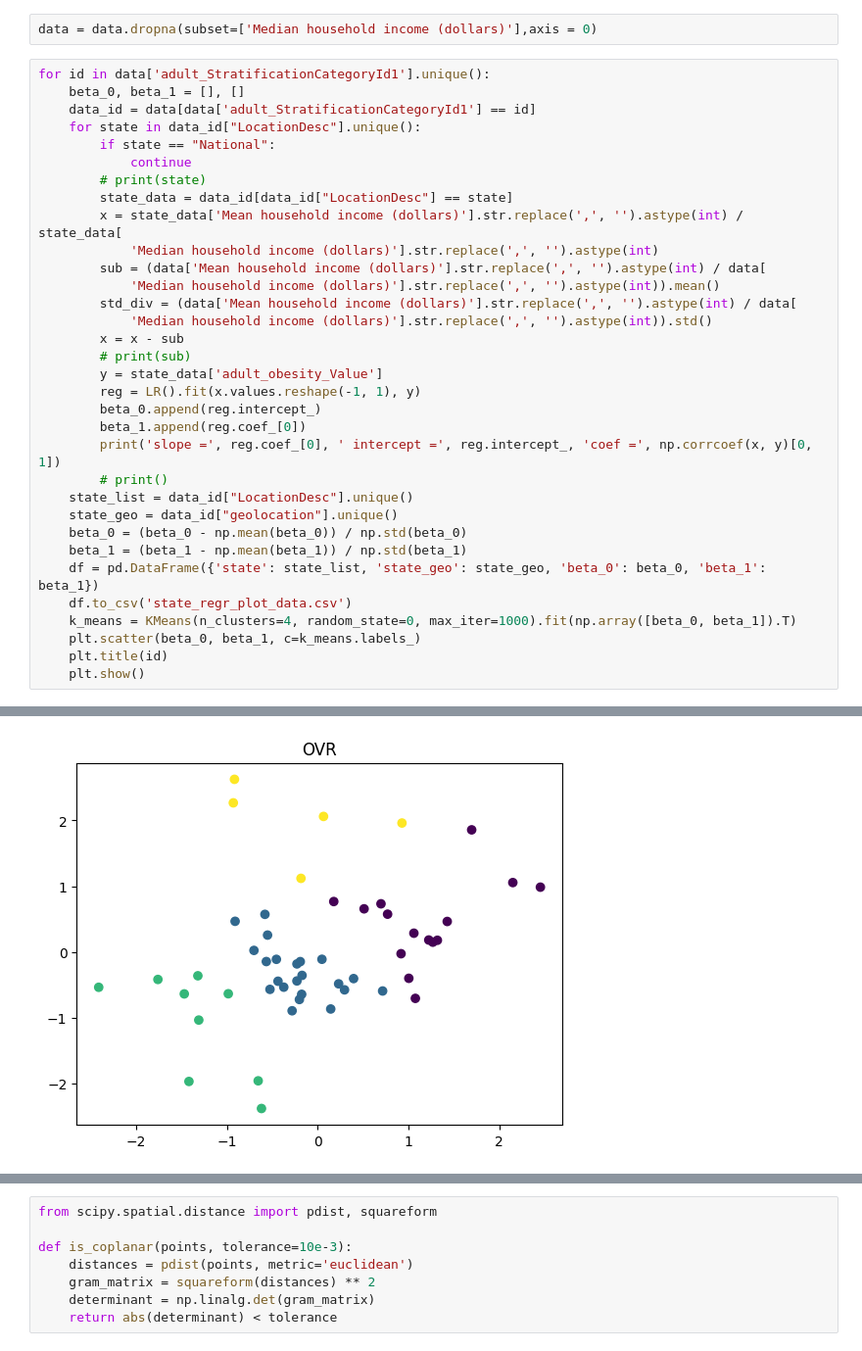
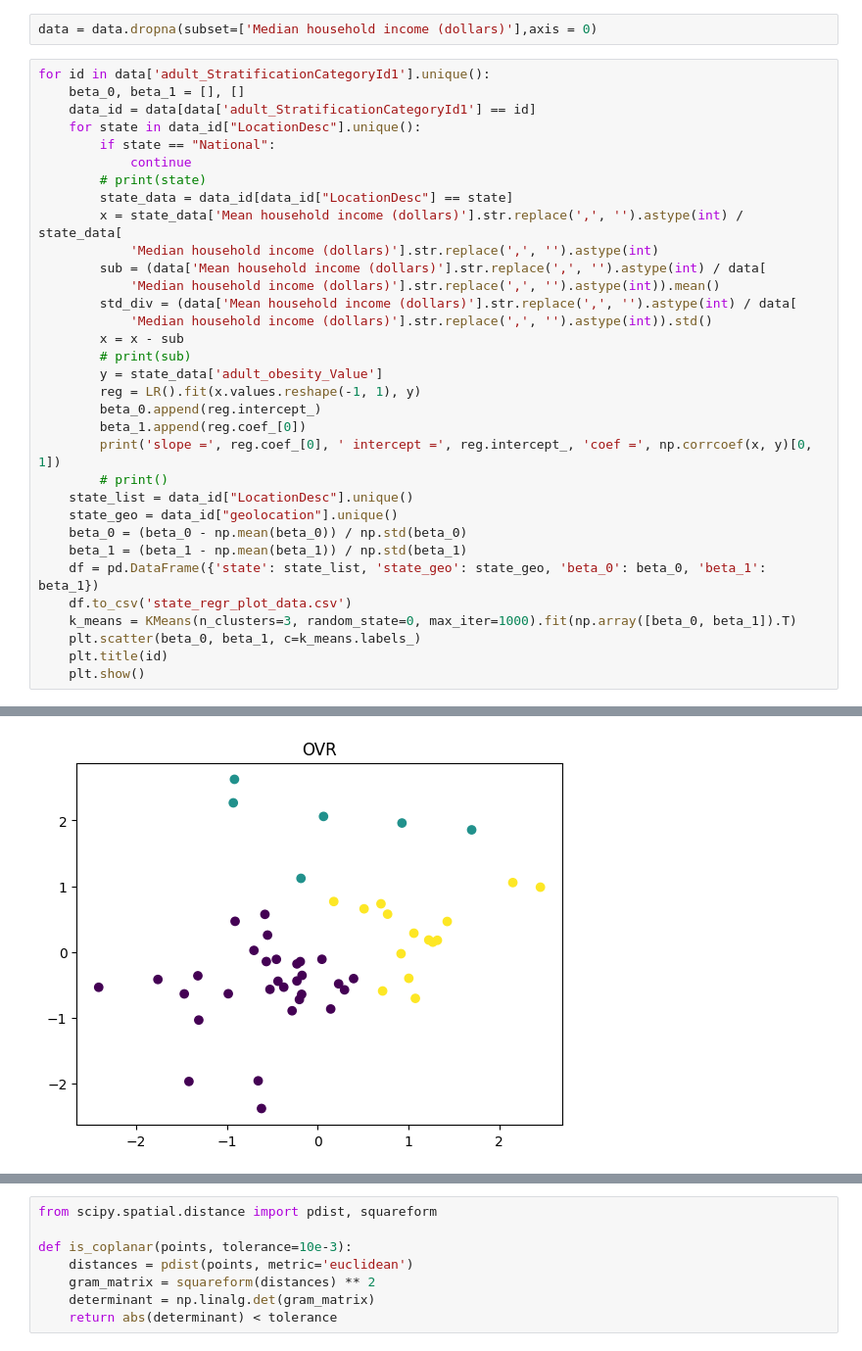
Before and after one commit to largeface-cat/datathon-team30, a Jupyter notebook: kmeans.ipynb, the cells around one changed output, grey strips where cells are left out. Shown at 98% size. Saved outputs shown, nothing was run; the diff lists cells and outputs as text.

Commit message:
kmeans_plotted

```diff
--- a/kmeans.ipynb
+++ b/kmeans.ipynb
@@ -53,7 +54,7 @@ for id in data['adult_StratificationCategoryId1'].unique():
     beta_1 = (beta_1 - np.mean(beta_1)) / np.std(beta_1)
     df = pd.DataFrame({'state': state_list, 'state_geo': state_geo, 'beta_0': beta_0, 'beta_1': beta_1})
     df.to_csv('state_regr_plot_data.csv')
-    k_means = KMeans(n_clusters=4, random_state=0, max_iter=1000).fit(np.array([beta_0, beta_1]).T)
+    k_means = KMeans(n_clusters=3, random_state=0, max_iter=1000).fit(np.array([beta_0, beta_1]).T)
     plt.scatter(beta_0, beta_1, c=k_means.labels_)
     plt.title(id)
     plt.show()
@@ -132 +133 @@ slope = 138.70116751178048  intercept = 38.44289171419887 coef = 0.3326882008747
-[figure, old version]
+[figure, new version]
```
Also changed, not shown: parts of 7 cells of this notebook, 1 other file.
